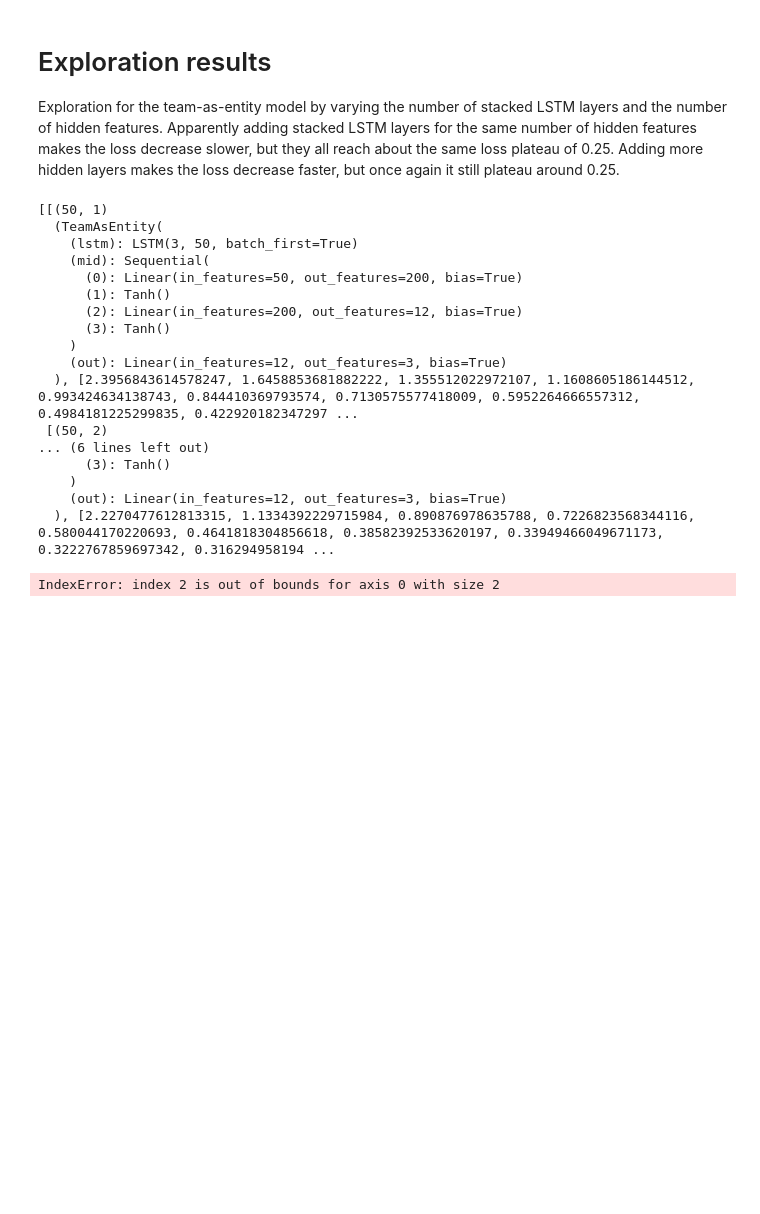
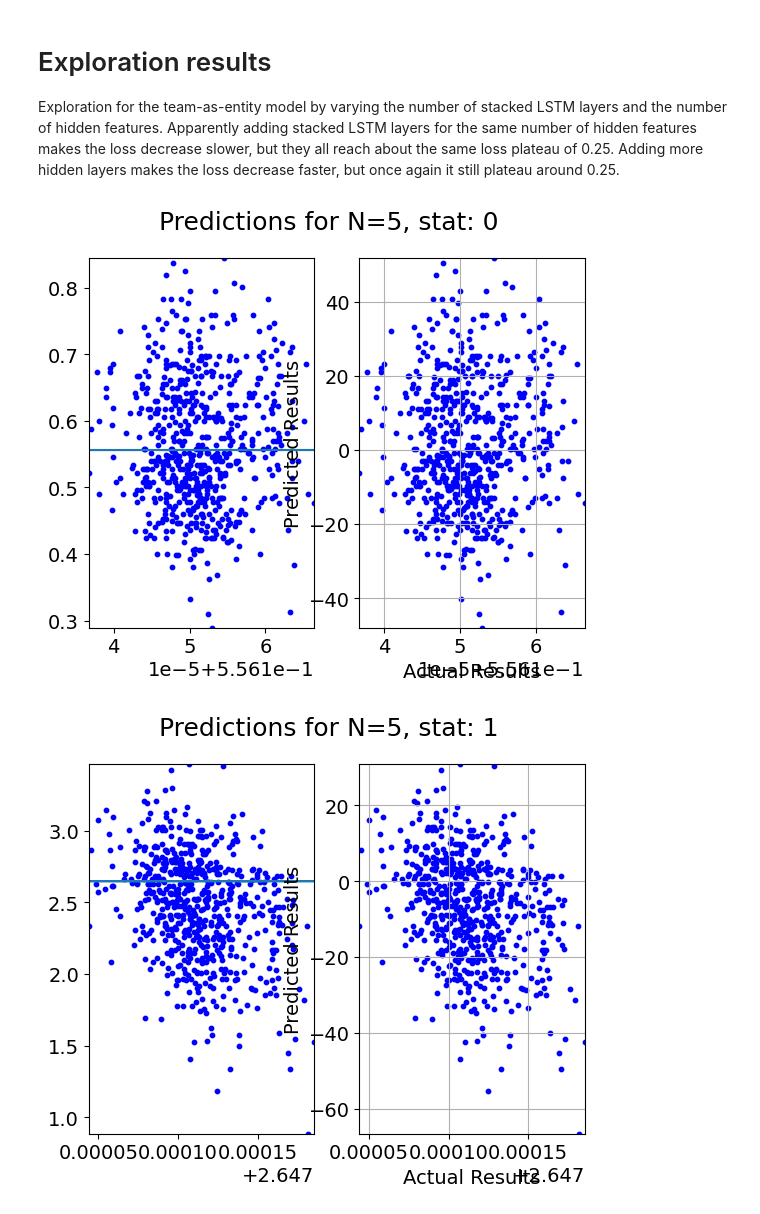
Before and after one commit to RandumbRobot/hockey-player-stats-predictor, a Jupyter notebook: team_entity_nn_nb.ipynb, the cells around one changed output. Saved outputs shown, nothing was run; the diff lists cells and outputs as text; code cells hidden in the pictures; blank space fills up the shorter version.

```diff
--- a/team_entity_nn_nb.ipynb
+++ b/team_entity_nn_nb.ipynb
@@ -119,41 +113,9 @@ for res in  results:
 # Exploration results
 
 Exploration for the team-as-entity model by varying the number of stacked LSTM layers and the number of hidden features. Apparently adding stacked LSTM layers for the same number of hidden features makes the loss decrease slower, but they all reach about the same loss plateau of 0.25. Adding more hidden layers makes the loss decrease faster, but once again it still plateau around 0.25.
-# %%
-results = np.array(results, dtype=object)
-
-print(results)
-
-# Get all the target/pred pairs for the current model
-NL = [5]
-preds_n_targets = {}
-for N in NL:
-    preds_n_targets[N] = []
-
-    for sample in dataset:
-        pred = model(sample[0])
-        preds_n_targets[N].append((sample[1], pred))
-
-#print(results[:, 1:2])
-trainslosses = results
-vallosses = results[:][:][2]
-plot_divergence(NL, preds_n_targets criterion)
-# %% [output]
-[[(50, 1)
-  (TeamAsEntity(
-    (lstm): LSTM(3, 50, batch_first=True)
-    (mid): Sequential(
-      (0): Linear(in_features=50, out_features=200, bias=True)
-      (1): Tanh()
-      (2): Linear(in_features=200, out_features=12, bias=True)
-      (3): Tanh()
-    )
-    (out): Linear(in_features=12, out_features=3, bias=True)
-  ), [2.3956843614578247, 1.6458853681882222, 1.355512022972107, 1.1608605186144512, 0.993424634138743, 0.844410369793574, 0.7130575577418009, 0.5952264666557312, 0.4984181225299835, 0.422920182347297 ...
- [(50, 2)
-... (6 lines left out)
-      (3): Tanh()
-    )
-    (out): Linear(in_features=12, out_features=3, bias=True)
-  ), [2.2270477612813315, 1.1334392229715984, 0.890876978635788, 0.7226823568344116, 0.580044170220693, 0.4641818304856618, 0.38582392533620197, 0.33949466049671173, 0.3222767859697342, 0.316294958194 ...
-IndexError: index 2 is out of bounds for axis 0 with size 2
+# %%
+preds_n_targets = get_targets_preds_pairs(dataset, model, device)
+plot_divergence(dataset.NL, preds_n_targets, criterion)
+# %% [output]
+[figure, added]
+[figure, added]
```
Also changed, not shown: parts of 5 cells of this notebook, 1 other file.
